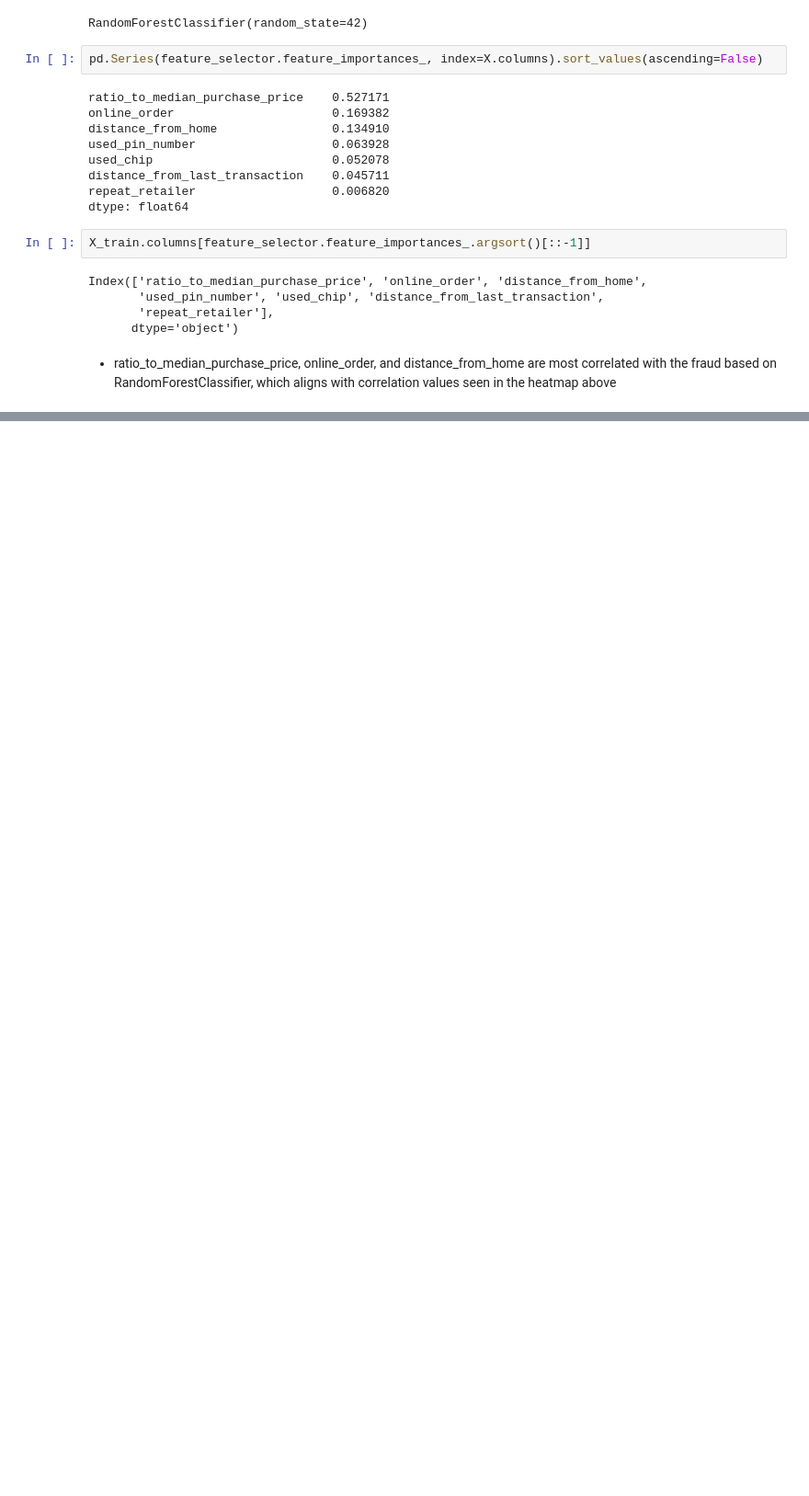
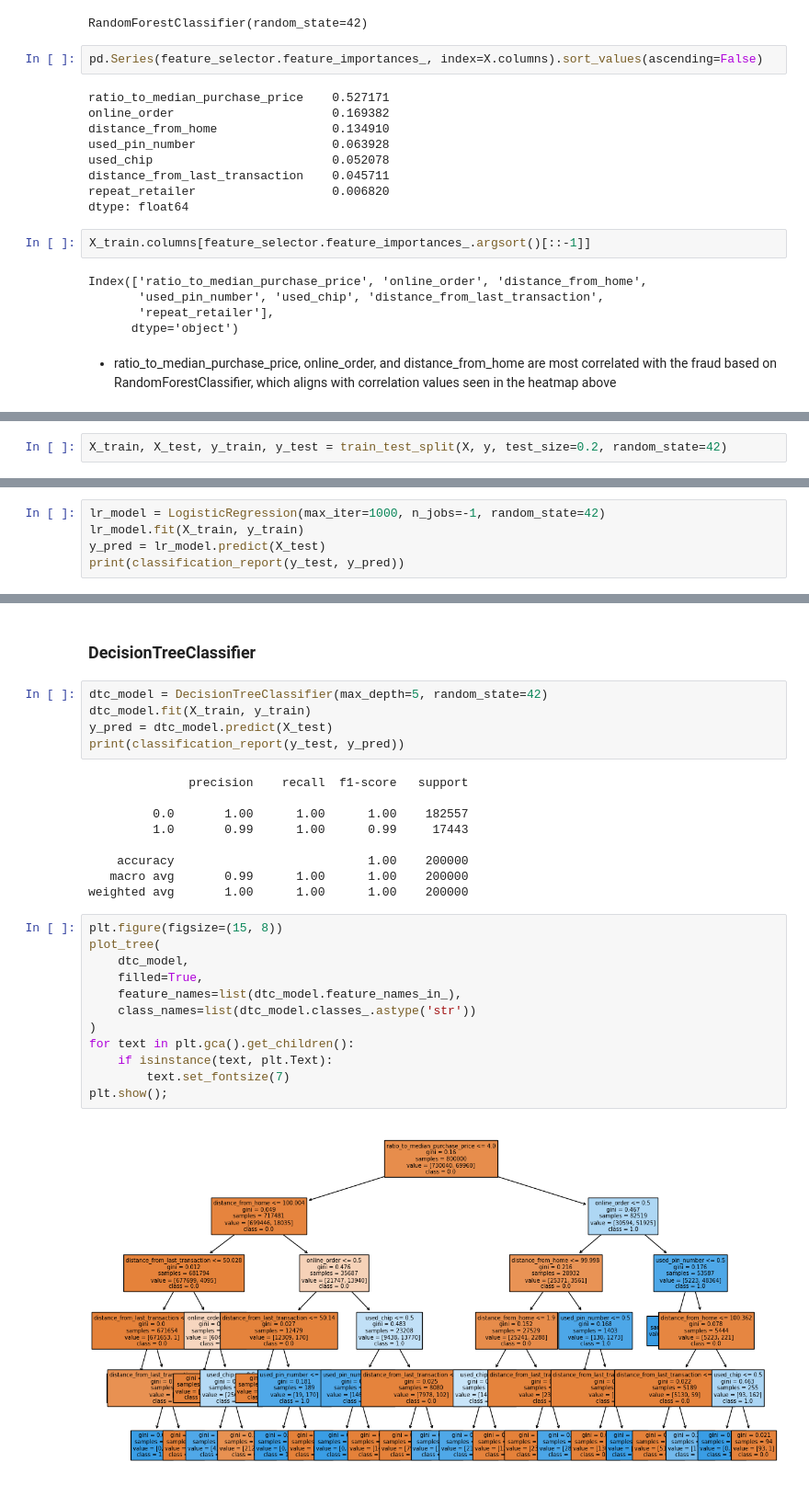
Before and after one commit to bkbugaj/credit-card-fraud-detection, a Jupyter notebook: credit-card-fraud-detection.ipynb, the cells around one changed output, grey strips where cells are left out. Shown at 92% size. Drawn from its saved outputs; the diff is of its cells as text; blank space fills up the shorter version.

Commit message:
Add building and evaluating models

```diff
--- a/credit-card-fraud-detection.ipynb
+++ b/credit-card-fraud-detection.ipynb
@@ -279,0 +289,2 @@ Index(['ratio_to_median_purchase_price', 'online_order', 'distance_from_home',
+# %%
+X_train, X_test, y_train, y_test = train_test_split(X, y, test_size=0.2, random_state=42)
@@ -279,0 +293,5 @@ Index(['ratio_to_median_purchase_price', 'online_order', 'distance_from_home',
+# %%
+lr_model = LogisticRegression(max_iter=1000, n_jobs=-1, random_state=42)
+lr_model.fit(X_train, y_train)
+y_pred = lr_model.predict(X_test)
+print(classification_report(y_test, y_pred))
@@ -279,0 +307,30 @@ Index(['ratio_to_median_purchase_price', 'online_order', 'distance_from_home',
+# %% [markdown]
+### DecisionTreeClassifier
+# %%
+dtc_model = DecisionTreeClassifier(max_depth=5, random_state=42)
+dtc_model.fit(X_train, y_train)
+y_pred = dtc_model.predict(X_test)
+print(classification_report(y_test, y_pred))
+# %% [output]
+              precision    recall  f1-score   support
+
+         0.0       1.00      1.00      1.00    182557
+         1.0       0.99      1.00      0.99     17443
+
+    accuracy                           1.00    200000
+   macro avg       0.99      1.00      1.00    200000
+weighted avg       1.00      1.00      1.00    200000
+# %%
+plt.figure(figsize=(15, 8))
+plot_tree(
+    dtc_model,
+    filled=True,
+    feature_names=list(dtc_model.feature_names_in_),
+    class_names=list(dtc_model.classes_.astype('str'))
+)
+for text in plt.gca().get_children():
+    if isinstance(text, plt.Text):
+        text.set_fontsize(7)
+plt.show();
+# %% [output]
+[figure, added]
```
Also changed, not shown: parts of 8 cells of this notebook.
